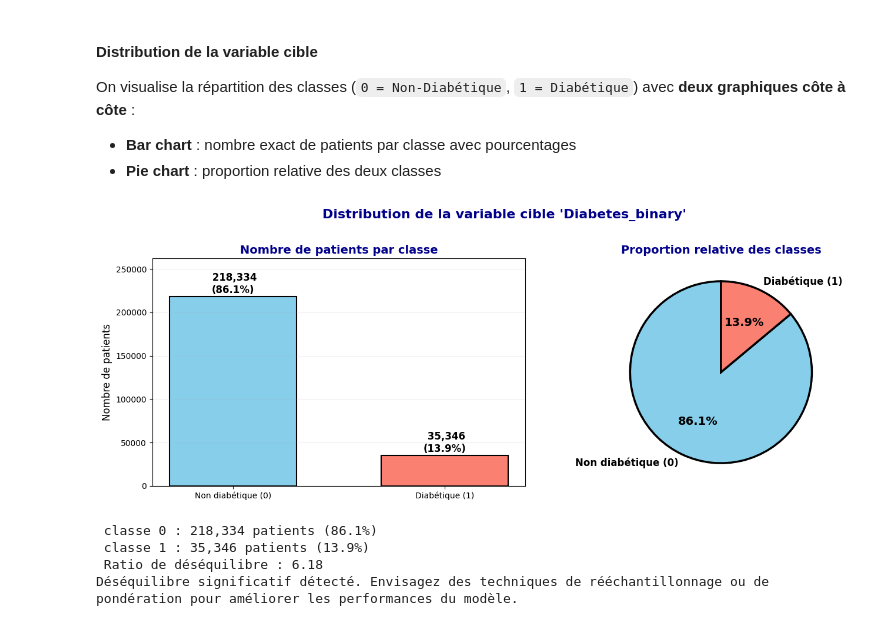
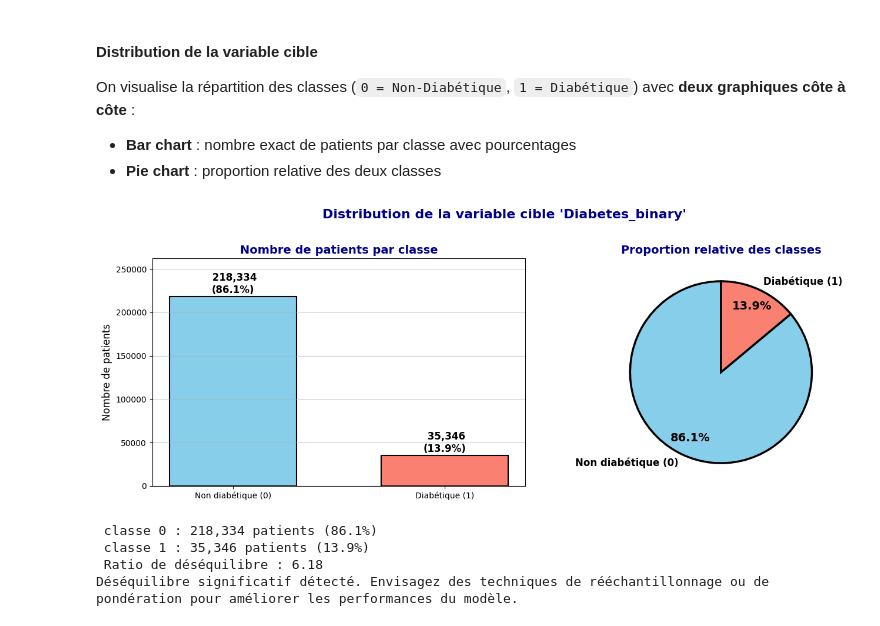
Before and after one commit to A4-CESI/deep_learning, a Jupyter notebook: preprocessing/preprocessingg.ipynb, the cells around one changed output. Drawn from its saved outputs; the diff is of its cells as text; code cells hidden in the pictures.

```diff
--- a/preprocessing/preprocessingg.ipynb
+++ b/preprocessing/preprocessingg.ipynb
@@ -188,5 +177,5 @@ df_global = pd.concat([df_train_scaled, df_val_scaled, df_test_scaled], ignore_i
 # %%
-counts = df_global["Diabetes_binary"].value_counts().sort_index()
+counts = df["Diabetes_binary"].value_counts().sort_index()
 labels = ["Non diabétique (0)", "Diabétique (1)"]
 
 fig, axes = plt.subplots(1, 2, figsize=(14, 5))
@@ -198,41 +187,41 @@ axes[0].set_title("Nombre de patients par classe", fontsize=14, fontweight='bold
 axes[0].set_ylabel("Nombre de patients", fontsize=12)
 
 for bar, val in zip(bars, counts.values):
-    axes[0].text(bar.get_x() + bar.get_width() / 2, bar.get_height() + len(df_global)*0.005, f'{val: ,}\n({val/len(df_global)*100:.1f}%)', ha='center', va='bottom',color='black',fontweight='bold', fontsize=12)
+    axes[0].text(bar.get_x() + bar.get_width() / 2, bar.get_height() + len(df)*0.005, f'{val: ,}\n({val/len(df)*100:.1f}%)', ha='center', va='bottom',color='black',fontweight='bold', fontsize=12)
 
 axes[0].set_ylim(0, counts.max() * 1.2)
-axes[0].grid(axis='y', alpha=0.2)
+axes[0].grid(axis='y', alpha=0.6)
 
 
 # Pie Chart
 wedges, texts, autotexts = axes[1].pie(
     counts.values, labels=labels, autopct='%1.1f%%',
     colors=['skyblue', 'salmon'], startangle=90,
     textprops={'color':"black", 'fontweight':'bold', 'fontsize':12},
     wedgeprops={'edgecolor': 'black', 'linewidth': 2.5},
-    pctdistance=0.60
+    pctdistance=0.8
     )
 
 for at  in autotexts:
     at.set_fontsize(14)
     at.set_color('black')
     at.set_fontweight('bold')
 axes[1].set_title("Proportion relative des classes", fontsize=14, fontweight='bold', color='darkblue')
 
 plt.tight_layout()
 plt.show()
 
 
 ratio = counts.max() / counts.min()
-print(f' classe 0 : {counts[0]:,} patients ({counts[0]/len(df_global)*100:.1f}%)')
-print(f' classe 1 : {counts[1]:,} patients ({counts[1]/len(df_global)*100:.1f}%)')
+print(f' classe 0 : {counts[0]:,} patients ({counts[0]/len(df)*100:.1f}%)')
+print(f' classe 1 : {counts[1]:,} patients ({counts[1]/len(df)*100:.1f}%)')
 print(f' Ratio de déséquilibre : {ratio:.2f}')
 if ratio > 1.5:
     print('Déséquilibre significatif détecté. Envisagez des techniques de rééchantillonnage ou de pondération pour améliorer les performances du modèle.')
 else:
     print('classes relativement équilibrées. Les techniques de rééchantillonnage peuvent ne pas être nécessaires, mais surveillez les performances du modèle sur la classe minoritaire.')
 # %% [output]
-[figure, old version]
+[figure, new version]
  classe 0 : 218,334 patients (86.1%)
  classe 1 : 35,346 patients (13.9%)
  Ratio de déséquilibre : 6.18
```
Also changed, not shown: parts of 17 cells of this notebook, 1 other file.
